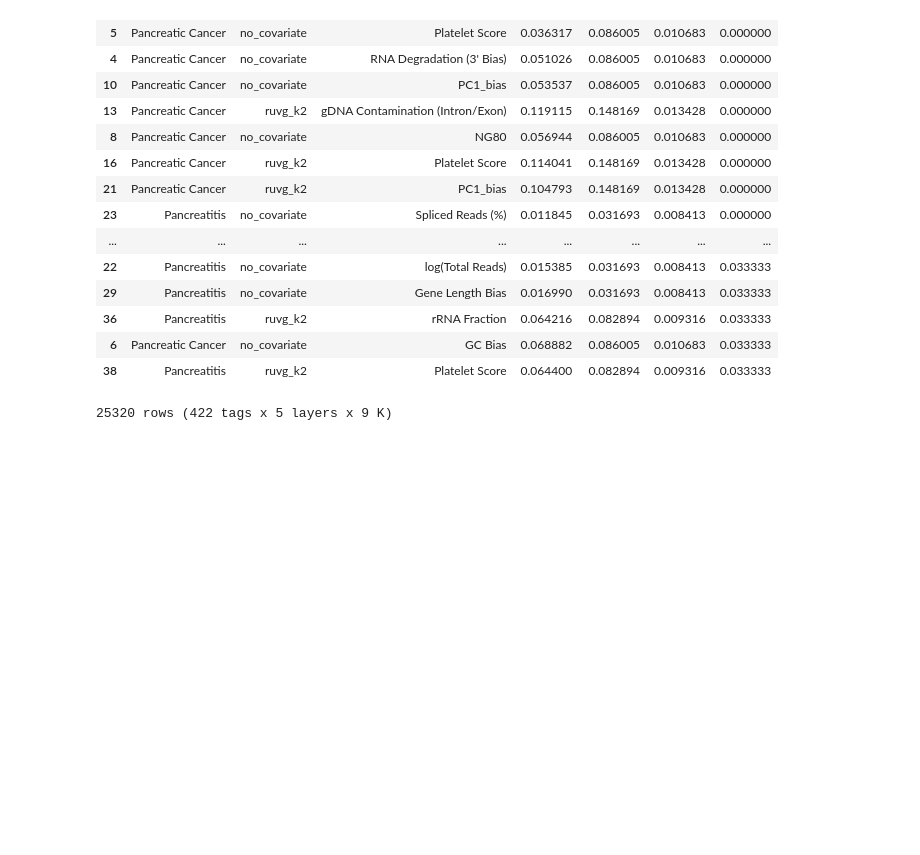
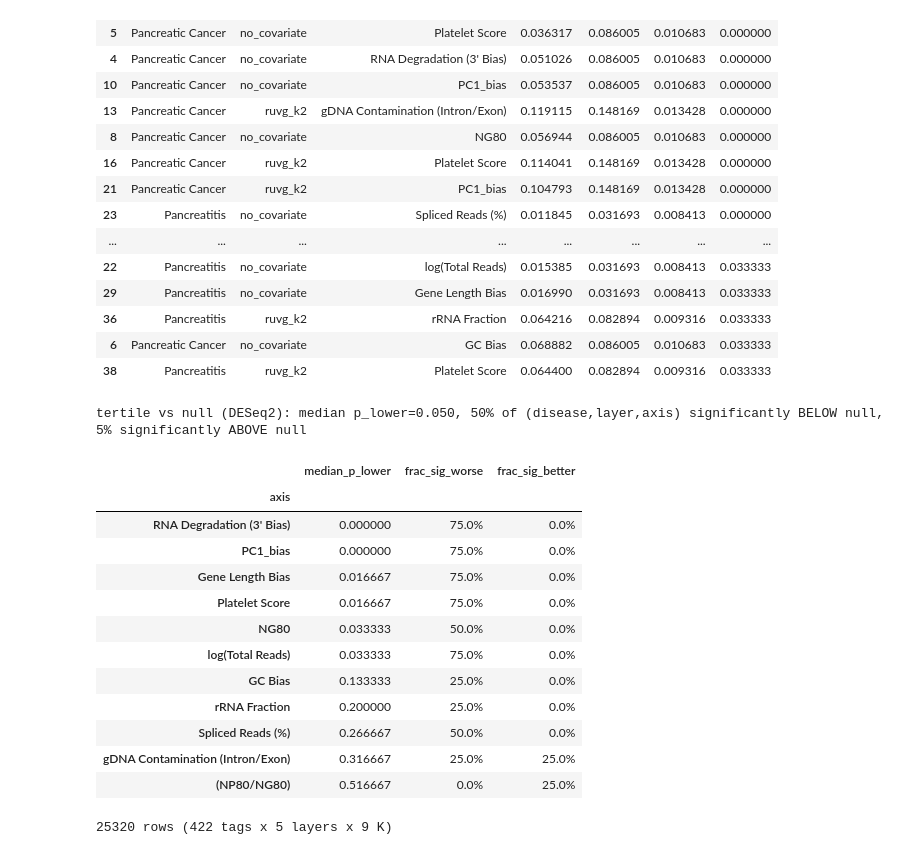
Before and after one commit to jmj3078/cfRNA_Disentaglement, a Jupyter notebook: EDA/9_control_split_variation.ipynb, the cells around one changed output. Saved outputs shown, nothing was run; the diff lists cells and outputs as text; code cells hidden in the pictures; blank space fills up the shorter version.

```diff
--- a/EDA/9_control_split_variation.ipynb
+++ b/EDA/9_control_split_variation.ipynb
@@ -135,6 +139,34 @@ tertile rows: 44, null rows: 120
 | 36 | Pancreatitis | ruvg_k2 | rRNA Fraction | 0.064216 | 0.082894 | 0.009316 | 0.033333 |
 | 6 | Pancreatic Cancer | no_covariate | GC Bias | 0.068882 | 0.086005 | 0.010683 | 0.033333 |
 | 38 | Pancreatitis | ruvg_k2 | Platelet Score | 0.064400 | 0.082894 | 0.009316 | 0.033333 |
+# %%
+# same null-vs-tertile test as cell 3, DESeq2 arm (see that cell's comment for how p_lower is defined)
+print(f"tertile vs null (DESeq2): median p_lower={d_pval['p_lower'].median():.3f}, "
+     f"{(d_pval['p_lower'] < 0.05).mean()*100:.0f}% of (disease,layer,axis) significantly BELOW null, "
+     f"{(d_pval['p_lower'] > 0.95).mean()*100:.0f}% significantly ABOVE null")
+
+d_by_axis = d_pval.groupby('axis')['p_lower'].agg(
+    median_p_lower='median',
+    frac_sig_worse=lambda s: (s < 0.05).mean(),
+    frac_sig_better=lambda s: (s > 0.95).mean()).sort_values('median_p_lower')
+d_by_axis['frac_sig_worse'] = (d_by_axis['frac_sig_worse'] * 100).round(1).astype(str) + '%'
+d_by_axis['frac_sig_better'] = (d_by_axis['frac_sig_better'] * 100).round(1).astype(str) + '%'
+d_by_axis
+# %% [output]
+tertile vs null (DESeq2): median p_lower=0.050, 50% of (disease,layer,axis) significantly BELOW null, 5% significantly ABOVE null
+|  | median_p_lower | frac_sig_worse | frac_sig_better |
+| axis |  |  |  |
+| RNA Degradation (3' Bias) | 0.000000 | 75.0% | 0.0% |
+| PC1_bias | 0.000000 | 75.0% | 0.0% |
+| Gene Length Bias | 0.016667 | 75.0% | 0.0% |
+| Platelet Score | 0.016667 | 75.0% | 0.0% |
+| NG80 | 0.033333 | 50.0% | 0.0% |
+| log(Total Reads) | 0.033333 | 75.0% | 0.0% |
+| GC Bias | 0.133333 | 25.0% | 0.0% |
+| rRNA Fraction | 0.200000 | 25.0% | 0.0% |
+| Spliced Reads (%) | 0.266667 | 50.0% | 0.0% |
+| gDNA Contamination (Intron/Exon) | 0.316667 | 25.0% | 25.0% |
+| (NP80/NG80) | 0.516667 | 0.0% | 25.0% |
 # %%
 EXT_K_GRID = [10, 25, 50, 75, 100, 150, 200, 300, 500]
 EXT_CACHE = config.CTRL_COMP_DIR / 'jaccard_extended_k.pkl'
```
Also changed, not shown: parts of 4 cells of this notebook, 1 other file.
